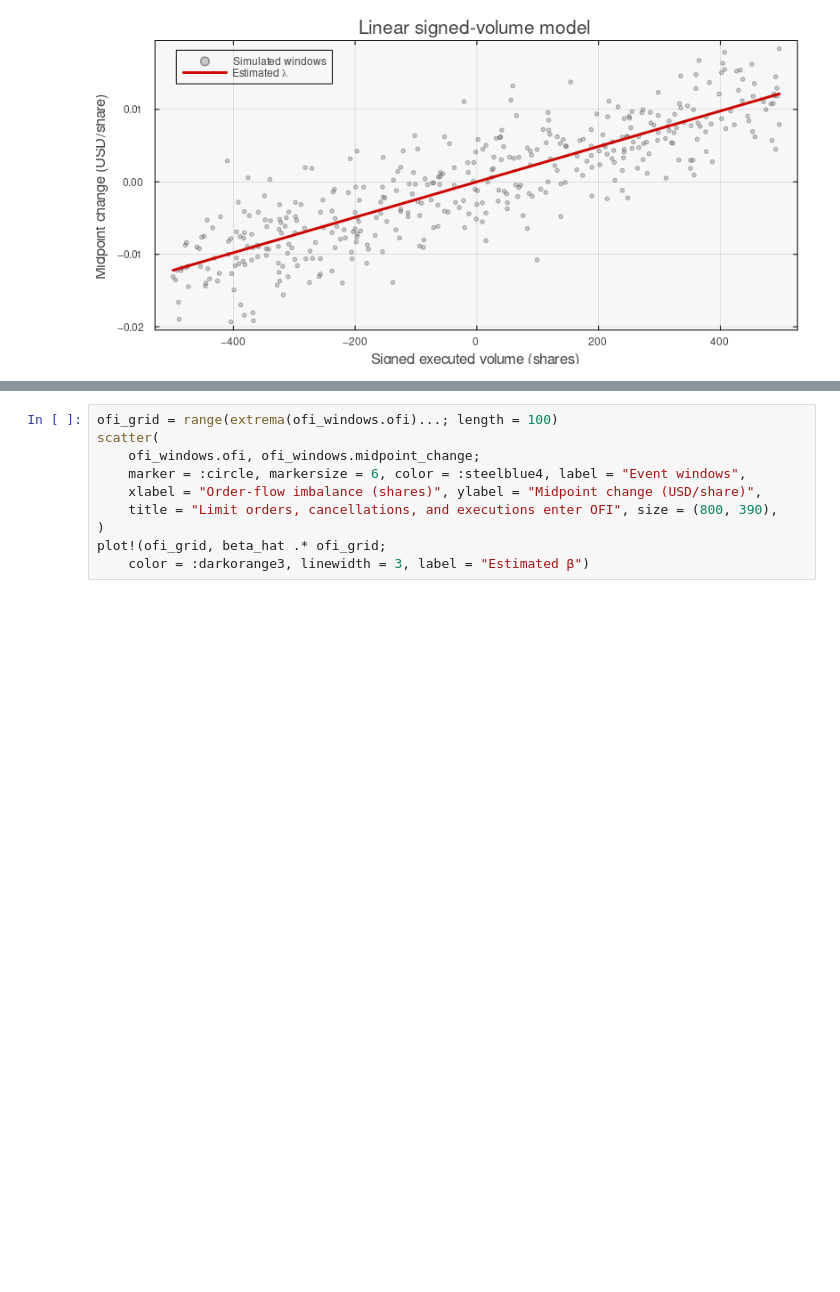
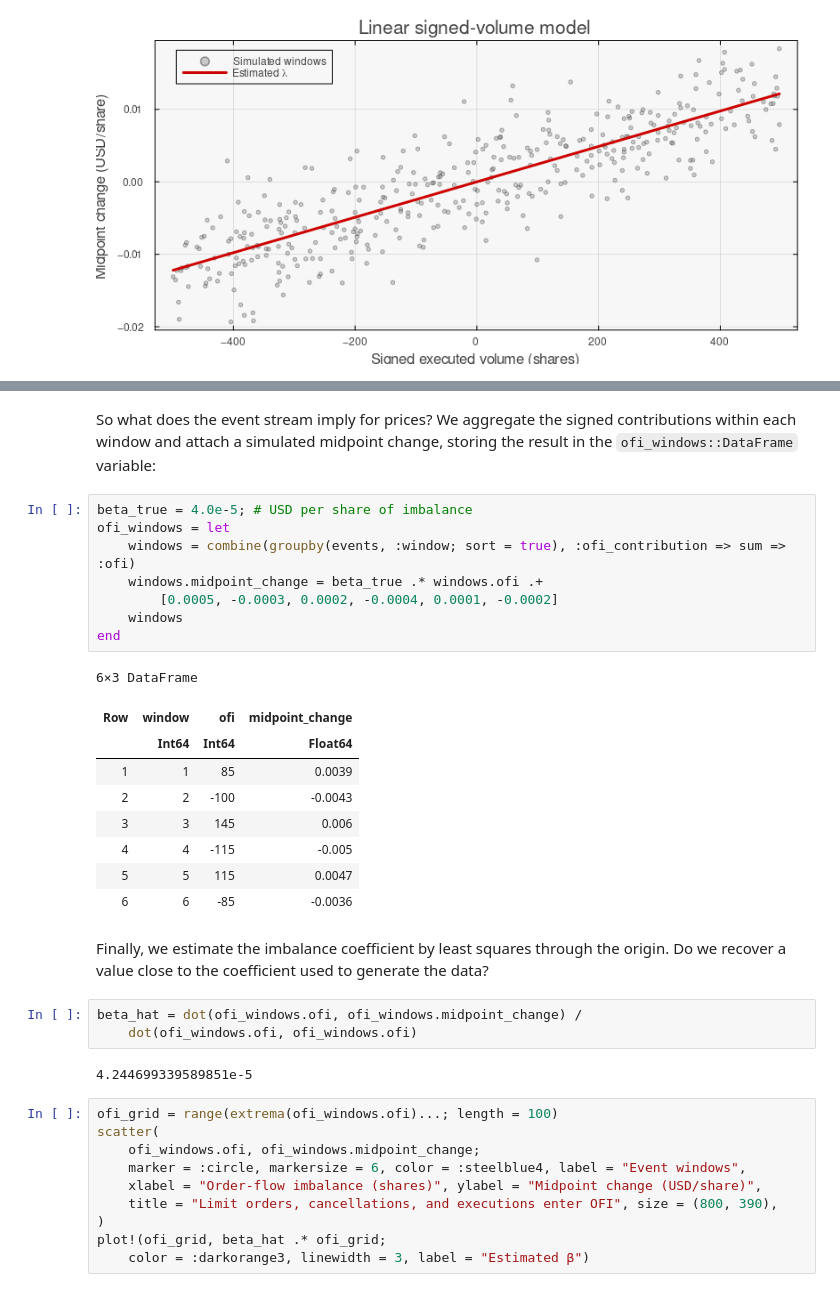
Before and after one commit to varnerlab/CHEME-5660-CourseRepository-Fall-2026, a Jupyter notebook: lectures/week-3/L3a/advanced/market_impact/CHEME-5660-L3a-Advanced-Market-Impact-Models-Fall-2026.ipynb, the cells around one changed output, grey strips where cells are left out. Cells and saved outputs as stored; diff of their text form; blank space fills up the shorter version.

```diff
--- a/lectures/week-3/L3a/advanced/market_impact/CHEME-5660-L3a-Advanced-Market-Impact-Models-Fall-2026.ipynb
+++ b/lectures/week-3/L3a/advanced/market_impact/CHEME-5660-L3a-Advanced-Market-Impact-Models-Fall-2026.ipynb
@@ -274,3 +299,30 @@ beta_hat = dot(ofi_windows.ofi, ofi_windows.midpoint_change) /
+# %% [markdown]
+So what does the event stream imply for prices? We aggregate the signed contributions within each window and attach a simulated midpoint change, storing the result in the `ofi_windows::DataFrame` variable:
+# %%
+beta_true = 4.0e-5; # USD per share of imbalance
+ofi_windows = let
+    windows = combine(groupby(events, :window; sort = true), :ofi_contribution => sum => :ofi)
+    windows.midpoint_change = beta_true .* windows.ofi .+
+        [0.0005, -0.0003, 0.0002, -0.0004, 0.0001, -0.0002]
+    windows
+end
+# %% [output]
+6×3 DataFrame
+| Row | window | ofi | midpoint_change |
+|  | Int64 | Int64 | Float64 |
+| 1 | 1 | 85 | 0.0039 |
+| 2 | 2 | -100 | -0.0043 |
+| 3 | 3 | 145 | 0.006 |
+| 4 | 4 | -115 | -0.005 |
+| 5 | 5 | 115 | 0.0047 |
+| 6 | 6 | -85 | -0.0036 |
+# %% [markdown]
+Finally, we estimate the imbalance coefficient by least squares through the origin. Do we recover a value close to the coefficient used to generate the data?
+# %%
+beta_hat = dot(ofi_windows.ofi, ofi_windows.midpoint_change) /
+    dot(ofi_windows.ofi, ofi_windows.ofi)
+# %% [output]
+4.244699339589851e-5
 # %%
 ofi_grid = range(extrema(ofi_windows.ofi)...; length = 100)
 scatter(
```
Also changed, not shown: parts of 24 cells of this notebook.
